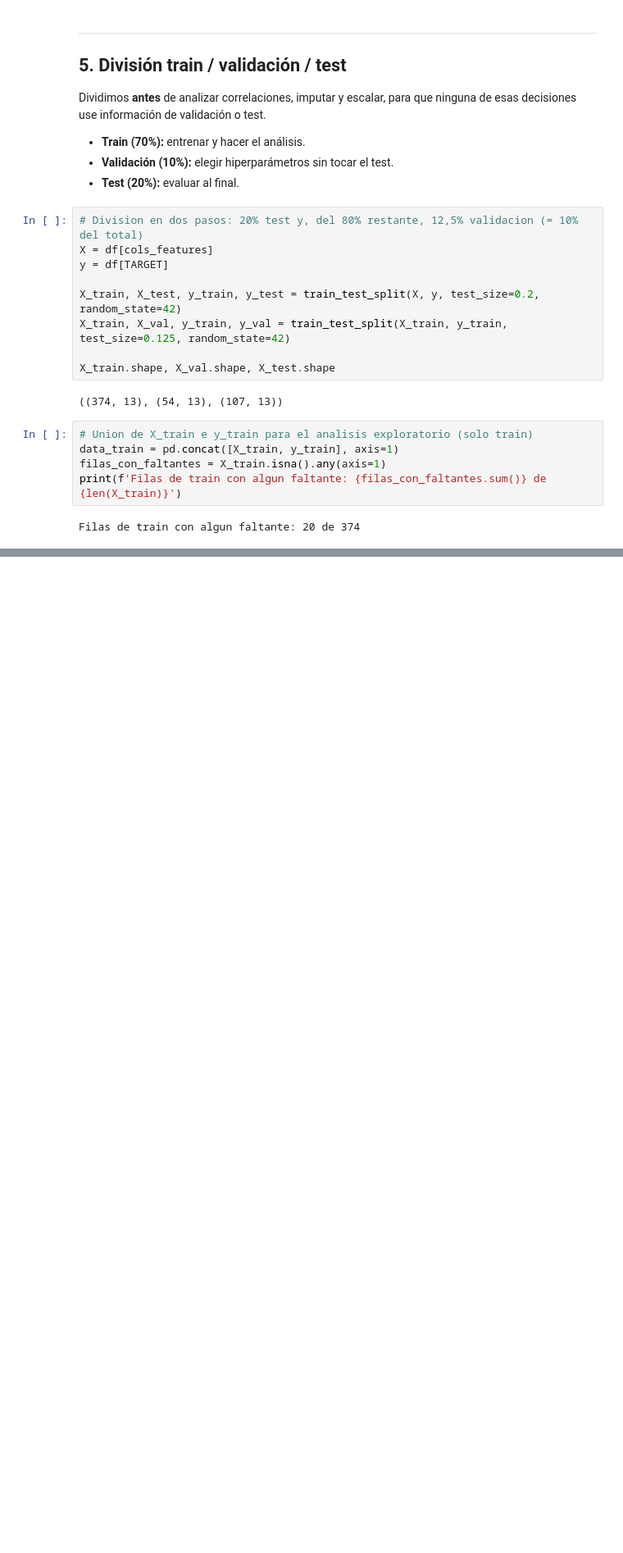
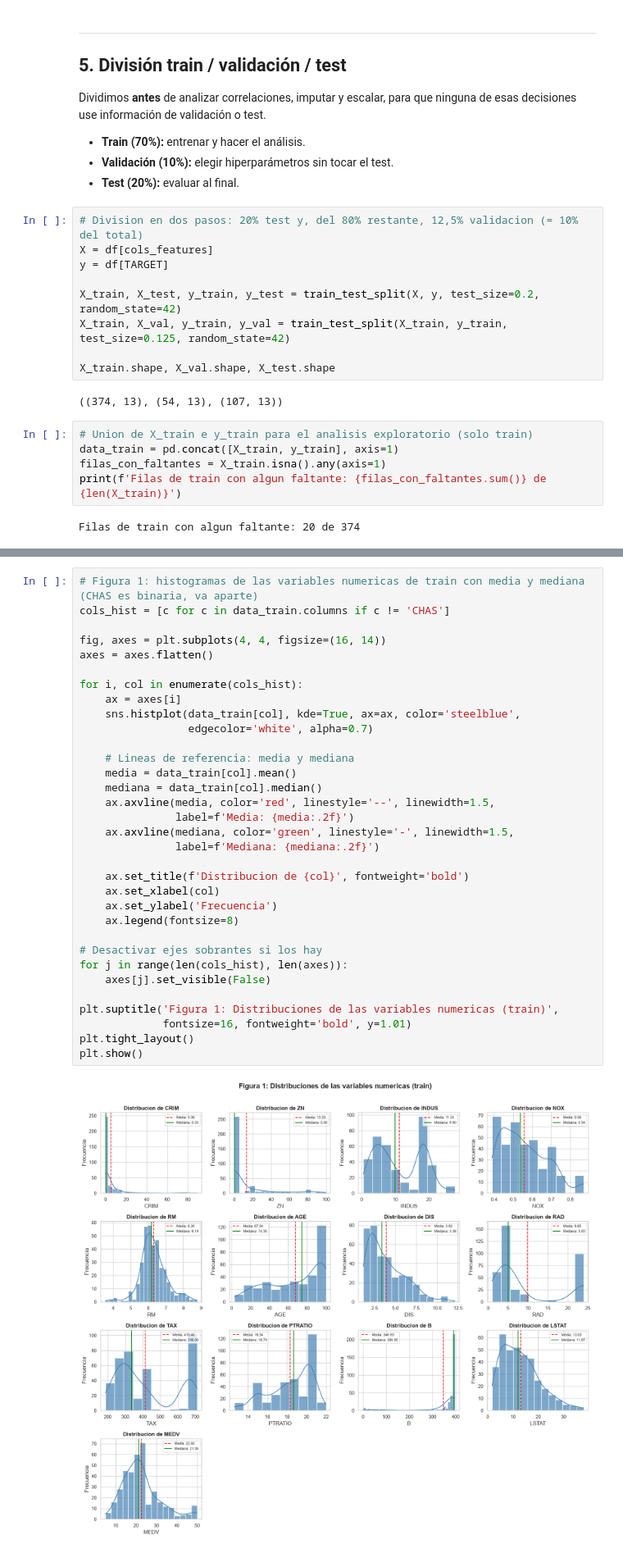
Before and after one commit to Franrnn/TP_AA1_Esparza_Pico_Renna, a Jupyter notebook: TP1/TP-regresion-AA1.ipynb, the cells around one changed output, grey strips where cells are left out. Shown at 82% size. Saved outputs shown, nothing was run; the diff lists cells and outputs as text; blank space fills up the shorter version.

```diff
--- a/TP1/TP-regresion-AA1.ipynb
+++ b/TP1/TP-regresion-AA1.ipynb
@@ -200,0 +238,35 @@ Filas de train con algun faltante: 20 de 374
+# %%
+# Figura 1: histogramas de las variables numericas de train con media y mediana (CHAS es binaria, va aparte)
+cols_hist = [c for c in data_train.columns if c != 'CHAS']
+
+fig, axes = plt.subplots(4, 4, figsize=(16, 14))
+axes = axes.flatten()
+
+for i, col in enumerate(cols_hist):
+    ax = axes[i]
+    sns.histplot(data_train[col], kde=True, ax=ax, color='steelblue',
+                 edgecolor='white', alpha=0.7)
+
+    # Lineas de referencia: media y mediana
+    media = data_train[col].mean()
+    mediana = data_train[col].median()
+    ax.axvline(media, color='red', linestyle='--', linewidth=1.5,
+               label=f'Media: {media:.2f}')
+    ax.axvline(mediana, color='green', linestyle='-', linewidth=1.5,
+               label=f'Mediana: {mediana:.2f}')
+
+    ax.set_title(f'Distribucion de {col}', fontweight='bold')
+    ax.set_xlabel(col)
+    ax.set_ylabel('Frecuencia')
+    ax.legend(fontsize=8)
+
+# Desactivar ejes sobrantes si los hay
+for j in range(len(cols_hist), len(axes)):
+    axes[j].set_visible(False)
+
+plt.suptitle('Figura 1: Distribuciones de las variables numericas (train)',
+             fontsize=16, fontweight='bold', y=1.01)
+plt.tight_layout()
+plt.show()
+# %% [output]
+[figure, added]
```
Also changed, not shown: parts of 25 cells of this notebook.
